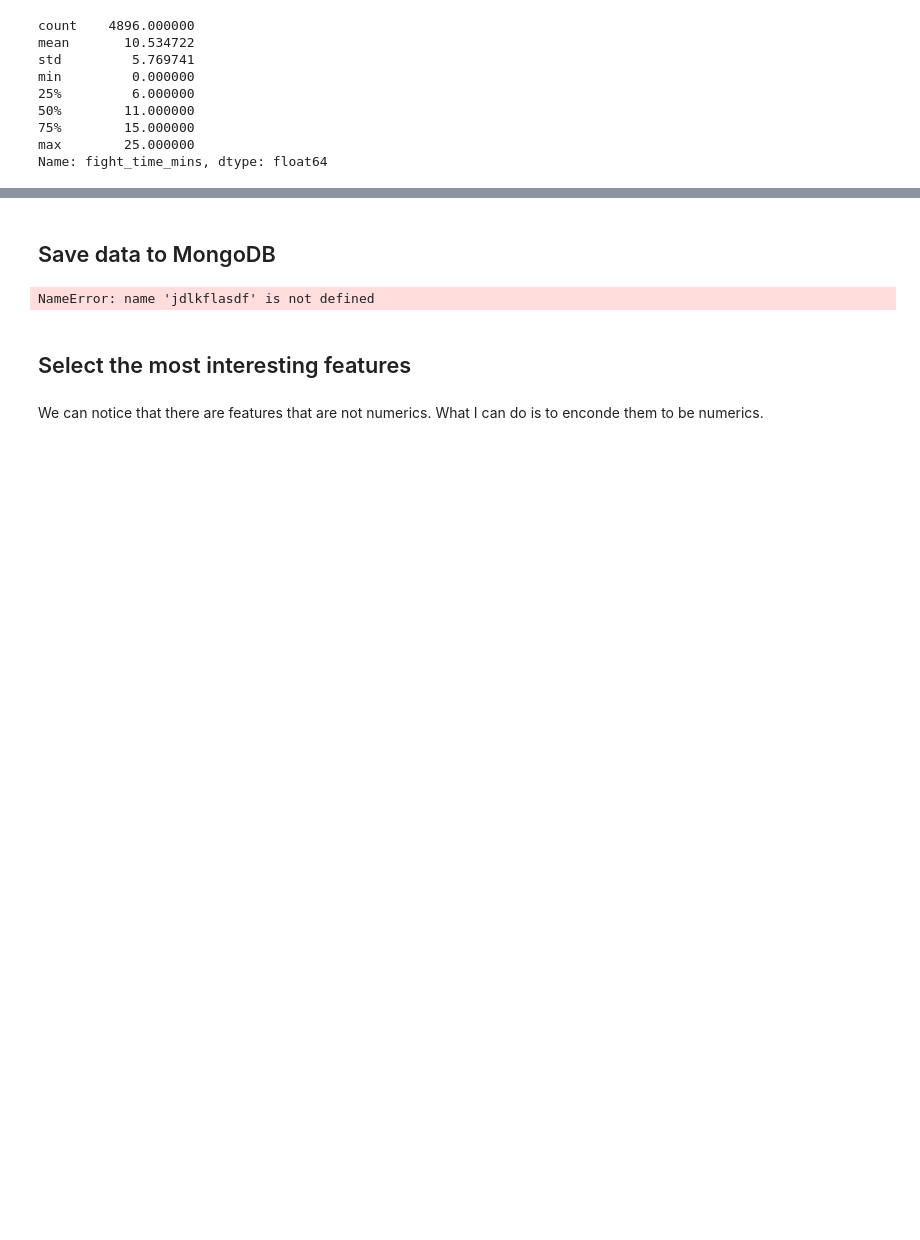
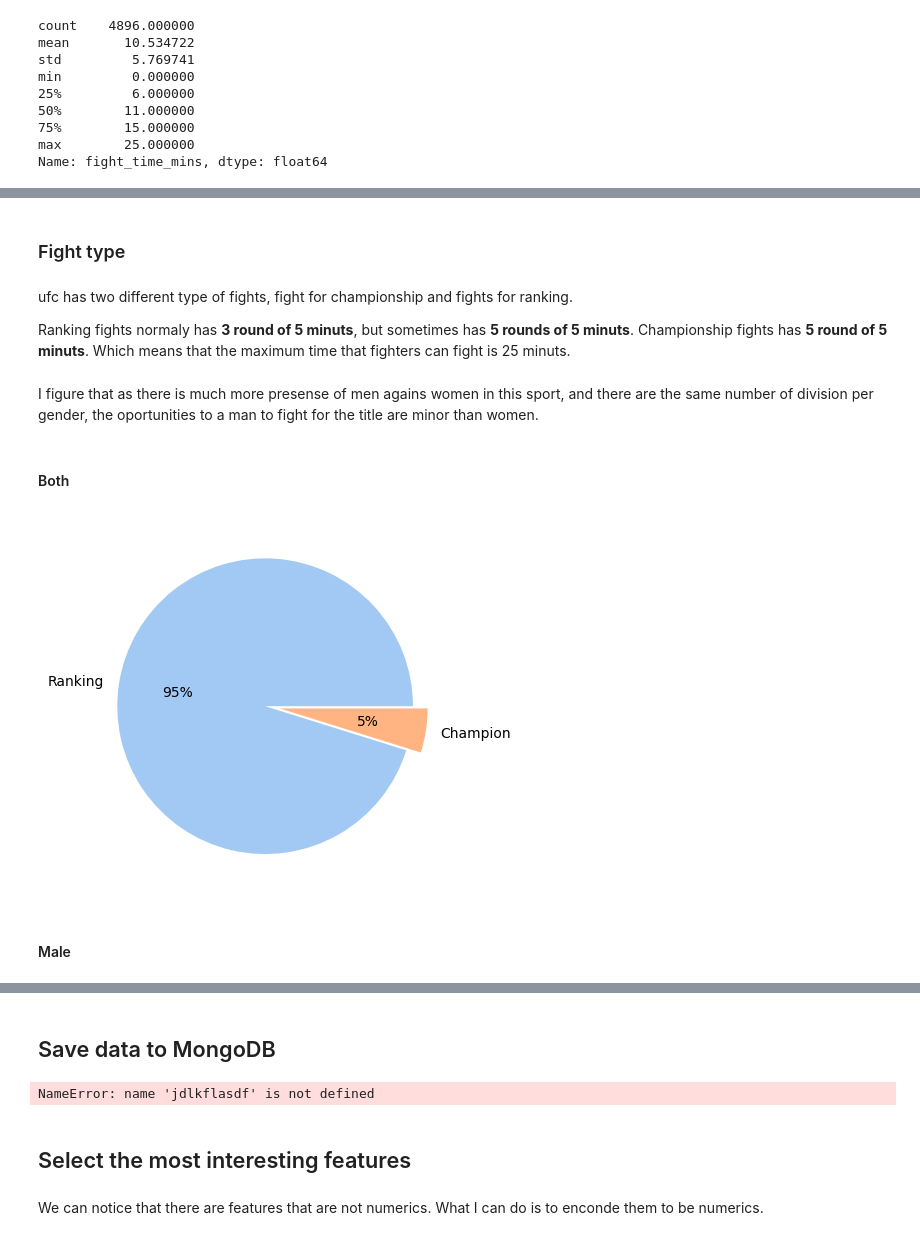
Before and after one commit to wilberquito/UFC-winner-predictor, a Jupyter notebook: lab/notebooks/ufc.ipynb, the cells around one changed output, grey strips where cells are left out. Saved outputs shown, nothing was run; the diff lists cells and outputs as text; code cells hidden in the pictures; blank space fills up the shorter version.

```diff
--- a/lab/notebooks/ufc.ipynb
+++ b/lab/notebooks/ufc.ipynb
@@ -392,0 +380,36 @@ master_df.drop('total_fight_time_secs',
+# %% [markdown]
+### Fight type
+# %% [markdown]
+ufc has two different type of fights, fight for championship and fights for ranking.
+
+Ranking fights normaly has **3 round of 5 minuts**, but sometimes has **5 rounds of 5 minuts**. Championship fights has **5 round of 5 minuts**. Which means that the maximum time that fighters can fight is 25 minuts.
+# %% [markdown]
+I figure that as there is much more presense of men agains women in this sport, and there are the same number of division per gender,
+the oportunities to a man to fight for the title are minor than women.
+# %% [markdown]
+#### Both
+# %%
+champion_fights = master_df[(master_df['title_bout'])]
+ranking_fights = master_df[(~master_df['title_bout'])]
+
+# define data
+keys = ['Ranking', 'Champion']
+data = [len(ranking_fights), len(champion_fights)]
+explode = [0, 0.1]
+
+# define Seaborn color palette to use
+palette_color = sns.color_palette('pastel')
+
+# plotting data on chart
+plt.pie(data,
+        labels=keys,
+        colors=palette_color,
+        explode=explode,
+        autopct='%.0f%%')
+
+# displaying chart
+plt.show()
+# %% [output]
+[figure, added]
+# %% [markdown]
+#### Male
```
Also changed, not shown: parts of 51 cells of this notebook.
